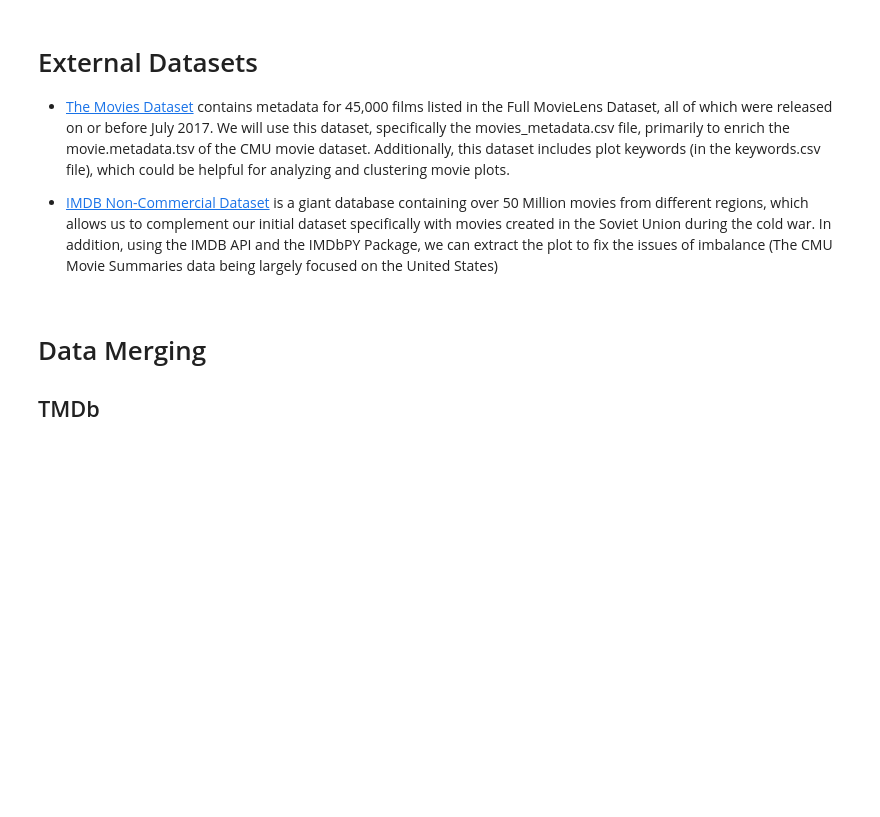
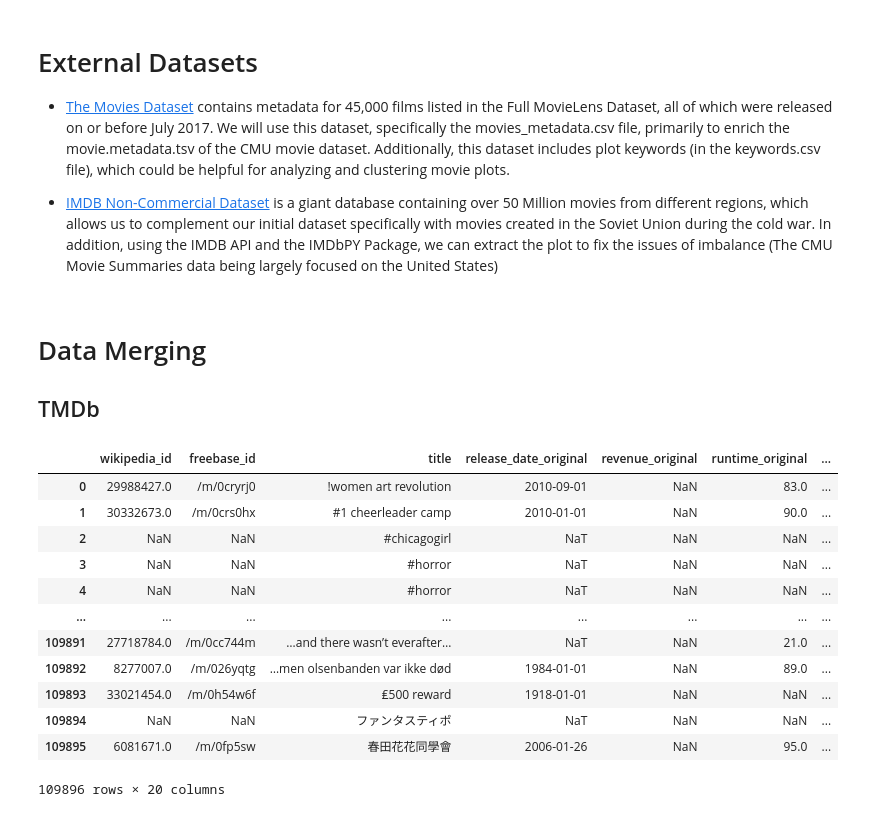
Before and after one commit to epfl-ada/ada-2024-project-datamigos, a Jupyter notebook: milestone_2.ipynb, the cells around one changed output. Saved outputs shown, nothing was run; the diff lists cells and outputs as text; code cells hidden in the pictures; blank space fills up the shorter version.

```diff
--- a/milestone_2.ipynb
+++ b/milestone_2.ipynb
@@ -467 +474,32 @@ df_movies = df_movies.join(df_plots.set_index('wikipedia_id'), on='wikipedia_id'
+# %%
+# preprocess the data for merging
+df_tmdb_movies = preprocess_movie_data(df_tmdb_movies)
+
+# Merge the TMDB movies with keywords based on id
+df_tmdb_movies['id'] = df_tmdb_movies['id'].astype(int)
+df_tmdb_movies = pd.merge(df_tmdb_movies, df_tmdb_keywords, on='id', how='left')
+
+for column_name in ['genres', 'production_countries', 'spoken_languages', 'keywords']:
+    df_tmdb_movies[column_name] = df_tmdb_movies[column_name].apply(
+        lambda row: [item['name'] for item in ast.literal_eval(row)]
+        if pd.notnull(row) and ast.literal_eval(row) else np.nan
+        )
+
+# Merge based on the title
+df_merged_movies = pd.merge(df_movies, df_tmdb_movies, on='title', how='outer', suffixes=('_original', '_additional'))
+df_merged_movies
+# %% [output]
+|  | wikipedia_id | freebase_id | title | release_date_original | revenue_original | runtime_original | ... |
+| 0 | 29988427.0 | /m/0cryrj0 | !women art revolution | 2010-09-01 | NaN | 83.0 | ... |
+| 1 | 30332673.0 | /m/0crs0hx | #1 cheerleader camp | 2010-01-01 | NaN | 90.0 | ... |
+| 2 | NaN | NaN | #chicagogirl | NaT | NaN | NaN | ... |
+| 3 | NaN | NaN | #horror | NaT | NaN | NaN | ... |
+| 4 | NaN | NaN | #horror | NaT | NaN | NaN | ... |
+| ... | ... | ... | ... | ... | ... | ... | ... |
+| 109891 | 27718784.0 | /m/0cc744m | …and there wasn’t everafter… | NaT | NaN | 21.0 | ... |
+| 109892 | 8277007.0 | /m/026yqtg | …men olsenbanden var ikke død | 1984-01-01 | NaN | 89.0 | ... |
+| 109893 | 33021454.0 | /m/0h54w6f | ₤500 reward | 1918-01-01 | NaN | NaN | ... |
+| 109894 | NaN | NaN | ファンタスティポ | NaT | NaN | NaN | ... |
+| 109895 | 6081671.0 | /m/0fp5sw | 春田花花同學會 | 2006-01-26 | NaN | 95.0 | ... |
+109896 rows × 20 columns
 # %%
```
Also changed, not shown: parts of 15 cells of this notebook, 1 other file.
